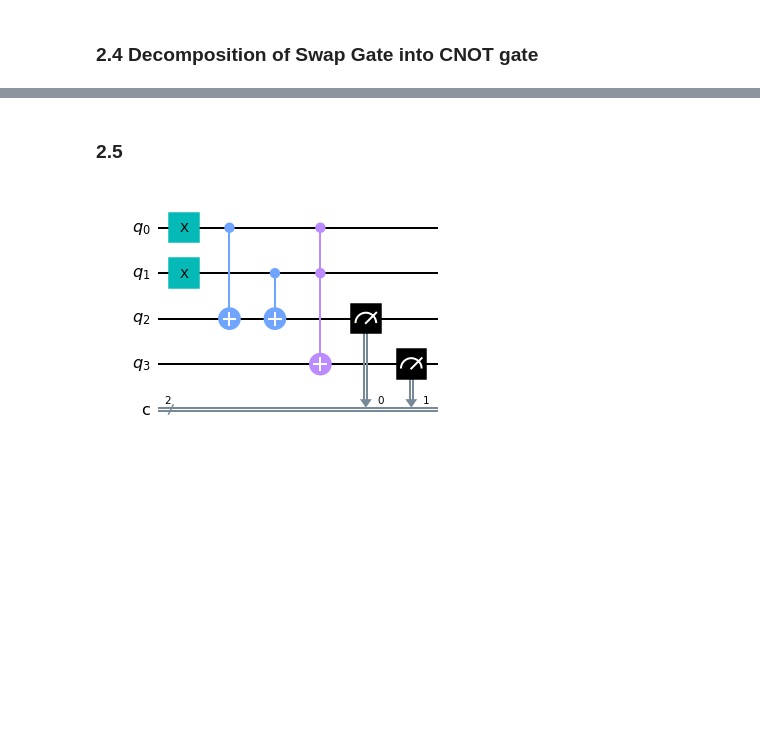
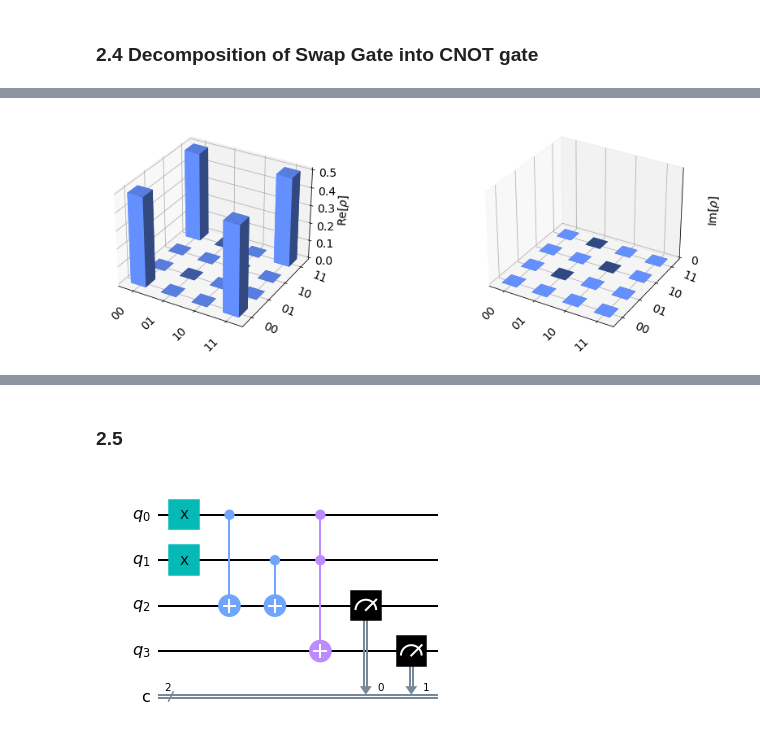
Before and after one commit to nithinaditya/quantum-computation, a Jupyter notebook: Practicals/quantumPracticals.ipynb, the cells around one changed output, grey strips where cells are left out. Cells and saved outputs as stored; diff of their text form; code cells hidden in the pictures; blank space fills up the shorter version.

```diff
--- a/Practicals/quantumPracticals.ipynb
+++ b/Practicals/quantumPracticals.ipynb
@@ -53,5 +73,7 @@ plot_state_city(rho_AB.data, title='Density Matrix')
 # %%
-#rho_AB = qi.DensityMatrix.from_instruction(qc_new)
-#rho_AB.draw('latex', prefix='\\rho_{AB} = ')
-#Statevector(qc).draw('city')
+rho_AB = qi.DensityMatrix.from_instruction(qc_new)
+rho_AB.draw('latex', prefix='\\rho_{AB} = ')
+Statevector(qc).draw('city')
+# %% [output]
+[figure, added]
 # %%
```
Also changed, not shown: parts of 8 cells of this notebook, 1 other file.
